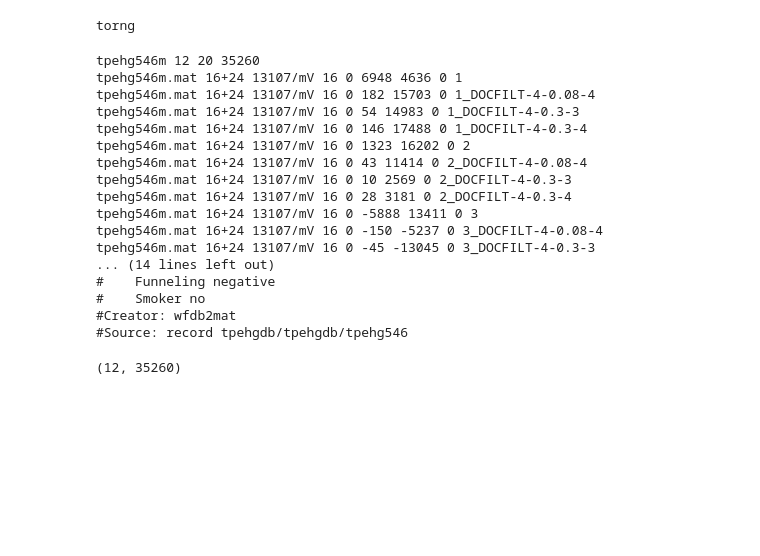
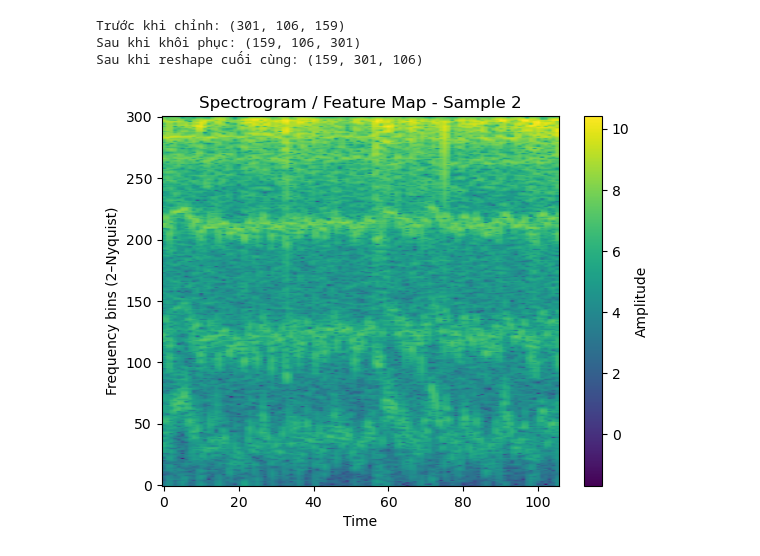
Before and after one commit to trantrongnb/Sinh_non, a Jupyter notebook: test.ipynb, the cells around one changed output. Cells and saved outputs as stored; diff of their text form; code cells hidden in the pictures; blank space fills up the shorter version.

```diff
--- a/test.ipynb
+++ b/test.ipynb
@@ -1,38 +1,35 @@
-# %%
-print("torng")
-# %% [output]
-torng
-# %%
-file_path = '/Users/trong/Desktop/project_sinh_san/dataset/tpehg546m.hea'
-
-with open(file_path, 'r') as f:
-    content = f.read()
-
-print(content)
-# %% [output]
-tpehg546m 12 20 35260
-tpehg546m.mat 16+24 13107/mV 16 0 6948 4636 0 1
-tpehg546m.mat 16+24 13107/mV 16 0 182 15703 0 1_DOCFILT-4-0.08-4
-tpehg546m.mat 16+24 13107/mV 16 0 54 14983 0 1_DOCFILT-4-0.3-3
-tpehg546m.mat 16+24 13107/mV 16 0 146 17488 0 1_DOCFILT-4-0.3-4
-tpehg546m.mat 16+24 13107/mV 16 0 1323 16202 0 2
-tpehg546m.mat 16+24 13107/mV 16 0 43 11414 0 2_DOCFILT-4-0.08-4
-tpehg546m.mat 16+24 13107/mV 16 0 10 2569 0 2_DOCFILT-4-0.3-3
-tpehg546m.mat 16+24 13107/mV 16 0 28 3181 0 2_DOCFILT-4-0.3-4
-tpehg546m.mat 16+24 13107/mV 16 0 -5888 13411 0 3
-tpehg546m.mat 16+24 13107/mV 16 0 -150 -5237 0 3_DOCFILT-4-0.08-4
-tpehg546m.mat 16+24 13107/mV 16 0 -45 -13045 0 3_DOCFILT-4-0.3-3
-... (14 lines left out)
-#    Funneling negative
-#    Smoker no
-#Creator: wfdb2mat
-#Source: record tpehgdb/tpehgdb/tpehg546
-# %%
-from scipy.io import loadmat
-
-file_path = '/Users/trong/Desktop/project_sinh_san/dataset/tpehg546m.mat'
-
-data = loadmat(file_path)
-print(data['val'].shape)
-# %% [output]
-(12, 35260)
+# %%
+import numpy as np
+import matplotlib.pyplot as plt
+from scipy.io import loadmat
+
+# Load file
+data = loadmat('/Users/trong/Desktop/project_sinh_san/s_half_data.mat')
+s_half_data = data['s_half_data']
+
+print("Trước khi chỉnh:", s_half_data.shape)  # (301, 106, 159)
+
+# Đưa về đúng thứ tự như MATLAB: (159, 106, 301)
+s_half_data = np.transpose(s_half_data, (2, 1, 0))
+print("Sau khi khôi phục:", s_half_data.shape)
+
+# Bây giờ đổi trục sang (159, 301, 106)
+s_half_data = np.transpose(s_half_data, (0, 2, 1))
+print("Sau khi reshape cuối cùng:", s_half_data.shape)  # (159, 301, 106)
+# %% [output]
+Trước khi chỉnh: (301, 106, 159)
+Sau khi khôi phục: (159, 106, 301)
+Sau khi reshape cuối cùng: (159, 301, 106)
+# %%
+import numpy as np
+import matplotlib.pyplot as plt
+indx=2
+sample = s_half_data[indx]   # shape (301, 106)
+plt.imshow(sample, aspect='auto', origin='lower')
+plt.title(f"Spectrogram / Feature Map - Sample {indx}")
+plt.xlabel("Time")
+plt.ylabel(f"Frequency bins ({indx}–Nyquist)")
+plt.colorbar(label="Amplitude")
+plt.show()
+# %% [output]
+[figure, added]
```
Also changed, not shown: 5 other files.
